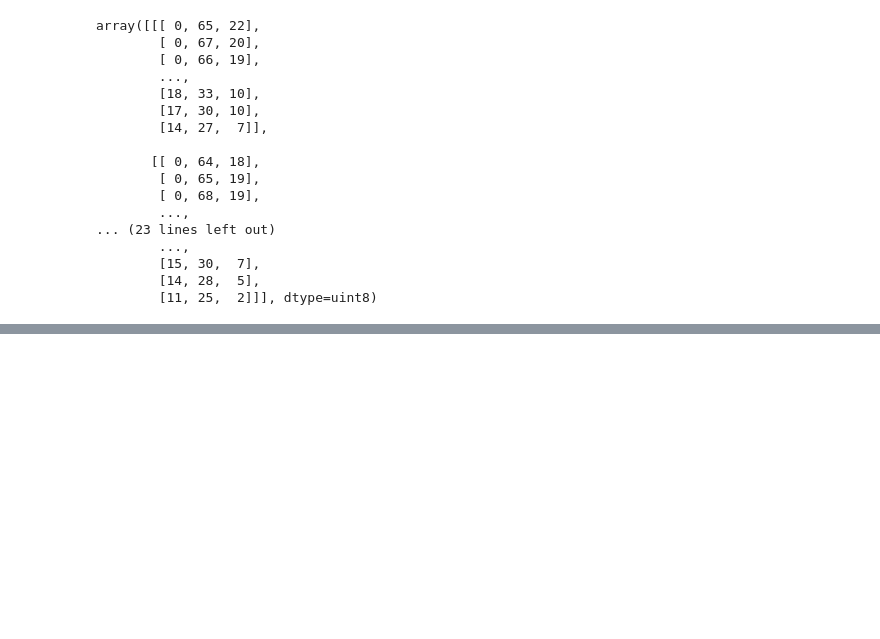
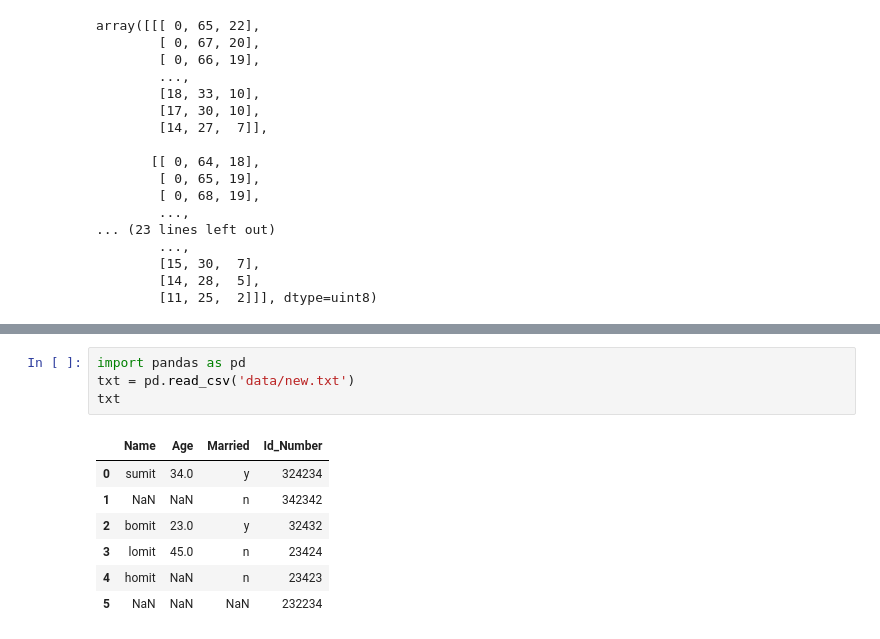
Before and after one commit to theSohanur/pandas-essential, a Jupyter notebook: pandas.notebook.ipynb, the cells around one changed output, grey strips where cells are left out. Saved outputs shown, nothing was run; the diff lists cells and outputs as text; blank space fills up the shorter version.

```diff
--- a/pandas.notebook.ipynb
+++ b/pandas.notebook.ipynb
@@ -2273,0 +2361,12 @@ array([[[ 0, 65, 22],
+# %%
+import pandas as pd
+txt = pd.read_csv('data/new.txt')
+txt
+# %% [output]
+|  | Name | Age | Married | Id_Number |
+| 0 | sumit | 34.0 | y | 324234 |
+| 1 | NaN | NaN | n | 342342 |
+| 2 | bomit | 23.0 | y | 32432 |
+| 3 | lomit | 45.0 | n | 23424 |
+| 4 | homit | NaN | n | 23423 |
+| 5 | NaN | NaN | NaN | 232234 |
```
Also changed, not shown: parts of 33 cells of this notebook, 5 other files.
